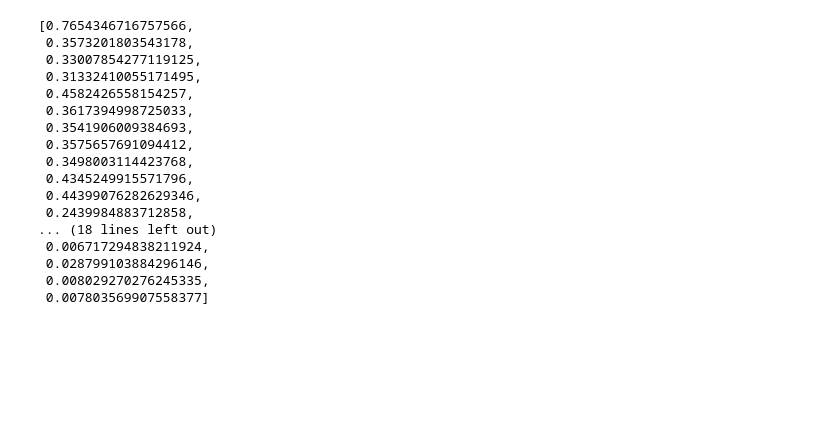
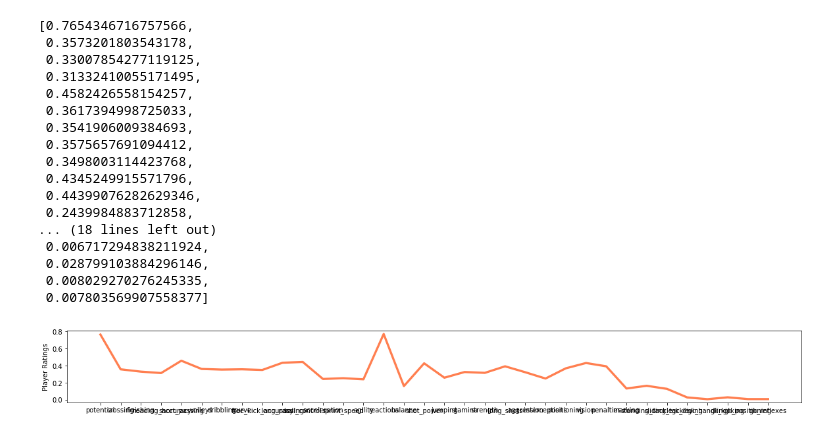
Before and after one commit to Nnamdichukwu/soccer-players-analysis, a Jupyter notebook: soccer players.ipynb, the cells around one changed output. Saved outputs shown, nothing was run; the diff lists cells and outputs as text; code cells hidden in the pictures; blank space fills up the shorter version.

Commit message:
Visualize the correlation

```diff
--- a/soccer players.ipynb
+++ b/soccer players.ipynb
@@ -120,3 +120,20 @@ correl
  0.028799103884296146,
  0.008029270276245335,
  0.007803569907558377]
+# %%
+def plot_dataframe(df, y_label):
+    color='coral'
+    fig = plt.gcf()
+    fig.set_size_inches(40, 20)
+    plt.ylabel(y_label)
+
+    ax = df.correlation.plot(linewidth=3.3, color=color)
+    ax.set_xticks(df.index)
+    ax.set_xticklabels(df.attributes)
+    plt.show()
+# %%
+df2= pd.DataFrame({'attributes':cols, 'correlation':correl})
+# %%
+plot_dataframe(df2, "Player Ratings")
+# %% [output]
+[figure, added]
```
